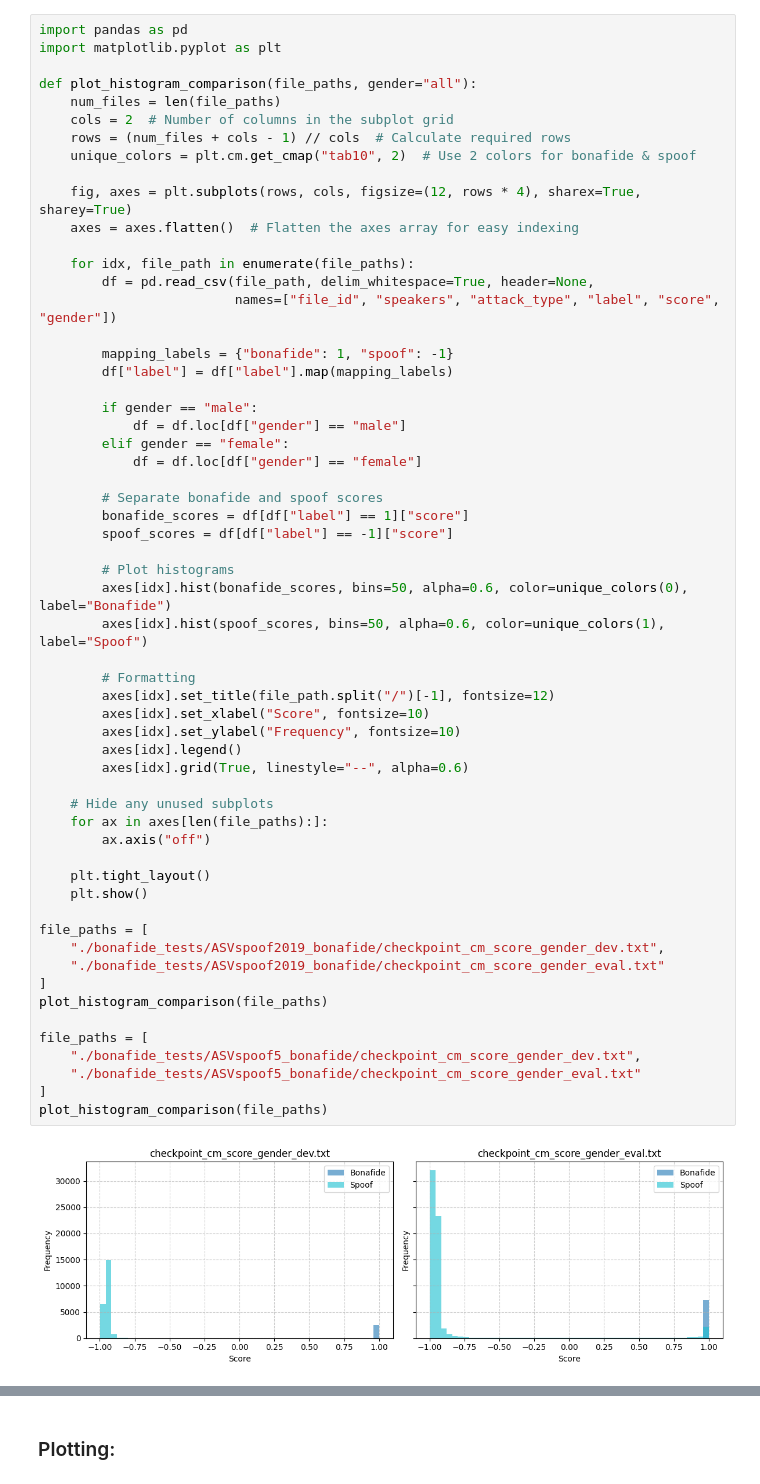
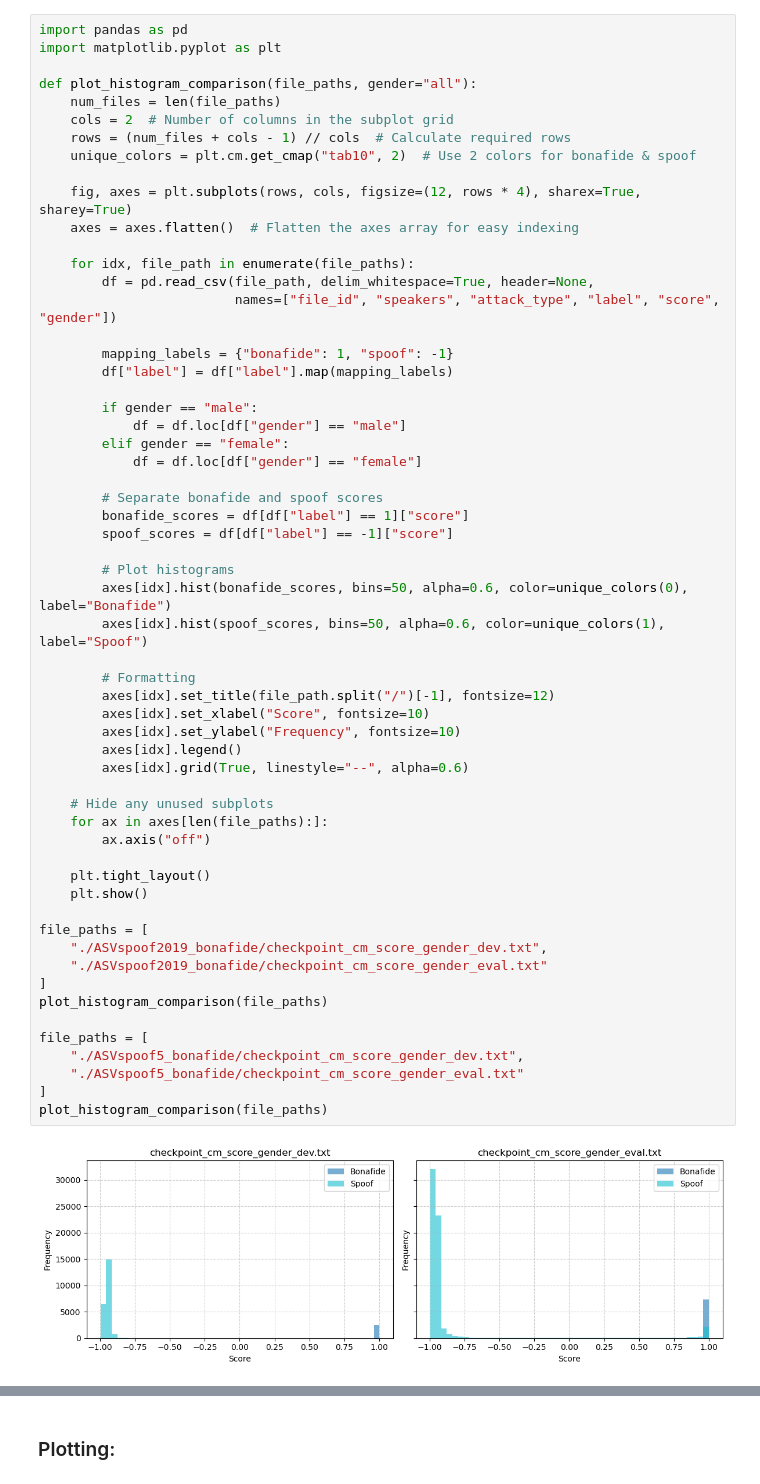
Before and after one commit to avishai111/ASVspoof2019-vs-ASVspoof5-Assessment-and-Comparison, a Jupyter notebook: OCS_System_Performance/eer_plot_text.ipynb, the cells around one changed output, grey strips where cells are left out. Drawn from its saved outputs; the diff is of its cells as text.

```diff
--- a/OCS_System_Performance/eer_plot_text.ipynb
+++ b/OCS_System_Performance/eer_plot_text.ipynb
@@ -53,38 +47,38 @@ def plot_histogram_comparison(file_paths, gender="all"):
         # Separate bonafide and spoof scores
         bonafide_scores = df[df["label"] == 1]["score"]
         spoof_scores = df[df["label"] == -1]["score"]
 
         # Plot histograms
         axes[idx].hist(bonafide_scores, bins=50, alpha=0.6, color=unique_colors(0), label="Bonafide")
         axes[idx].hist(spoof_scores, bins=50, alpha=0.6, color=unique_colors(1), label="Spoof")
 
         # Formatting
         axes[idx].set_title(file_path.split("/")[-1], fontsize=12)
         axes[idx].set_xlabel("Score", fontsize=10)
         axes[idx].set_ylabel("Frequency", fontsize=10)
         axes[idx].legend()
         axes[idx].grid(True, linestyle="--", alpha=0.6)
 
     # Hide any unused subplots
     for ax in axes[len(file_paths):]:
         ax.axis("off")
 
     plt.tight_layout()
     plt.show()
 
 file_paths = [
-    "./bonafide_tests/ASVspoof2019_bonafide/checkpoint_cm_score_gender_dev.txt",
-    "./bonafide_tests/ASVspoof2019_bonafide/checkpoint_cm_score_gender_eval.txt"
+    "./ASVspoof2019_bonafide/checkpoint_cm_score_gender_dev.txt",
+    "./ASVspoof2019_bonafide/checkpoint_cm_score_gender_eval.txt"
 ]
 plot_histogram_comparison(file_paths)
 
 file_paths = [
-    "./bonafide_tests/ASVspoof5_bonafide/checkpoint_cm_score_gender_dev.txt",
-    "./bonafide_tests/ASVspoof5_bonafide/checkpoint_cm_score_gender_eval.txt"
+    "./ASVspoof5_bonafide/checkpoint_cm_score_gender_dev.txt",
+    "./ASVspoof5_bonafide/checkpoint_cm_score_gender_eval.txt"
 ]
 plot_histogram_comparison(file_paths)
 # %% [output]
-[figure, old version]
+[figure, new version]
 [figure]
 # %%
 file_paths = [
```
Also changed, not shown: parts of 15 cells of this notebook, 2 other files.
